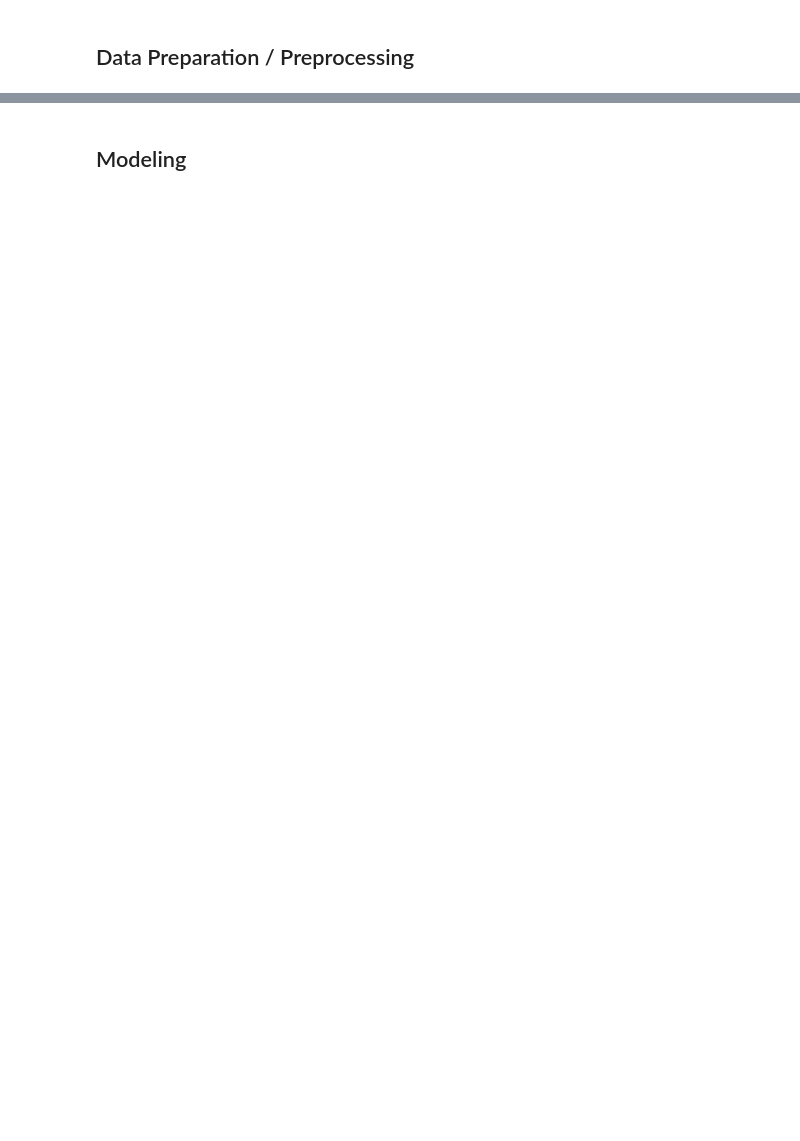
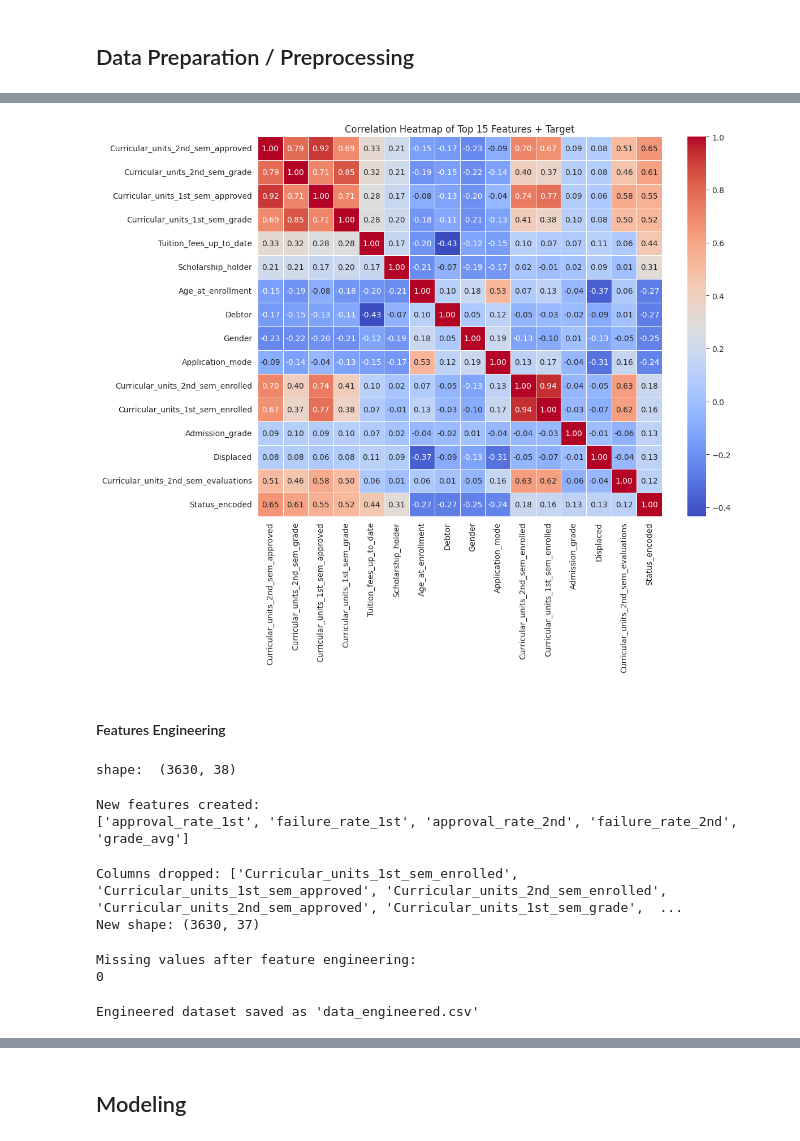
Before and after one commit to lrnArs/dicoding-dt-student-performance, a Jupyter notebook: notebook.ipynb, the cells around one changed output, grey strips where cells are left out. Cells and saved outputs as stored; diff of their text form; code cells hidden in the pictures; blank space fills up the shorter version.

```diff
--- a/notebook.ipynb
+++ b/notebook.ipynb
@@ -310,0 +241,5 @@ Name: proportion, dtype: float64
+# %%
+#Top 10 Corr
+correlations = X.corrwith(y).abs().sort_values(ascending=False)
+print("Top 10 features correlated with student status (absolute):")
+print(correlations.head(15))
@@ -310,0 +264,72 @@ Name: proportion, dtype: float64
+# %%
+#heatmap corr top 15
+top_features = correlations.head(15).index.tolist()
+top_features.append('Status_encoded')
+plt.figure(figsize=(12, 10))
+sns.heatmap(df_model[top_features].corr(), annot=True, cmap='coolwarm', fmt='.2f', linewidths=0.5)
+plt.title('Correlation Heatmap of Top 15 Features + Target')
+plt.tight_layout()
+plt.show()
+# %% [output]
+[figure, added]
+# %% [markdown]
+#### Features Engineering
+# %%
+df_model_eng = df_model.copy()
+print(f"shape: ", df_model_eng.shape)
+# %% [output]
+shape:  (3630, 38)
+# %%
+# Small epsilon to avoid division by zero
+eps = 1e-6
+
+# 1st semester approval rate
+df_model_eng['approval_rate_1st'] = df_model_eng['Curricular_units_1st_sem_approved'] / (df_model_eng['Curricular_units_1st_sem_enrolled'] + eps)
+df_model_eng['failure_rate_1st'] = (df_model_eng['Curricular_units_1st_sem_enrolled'] - df_model_eng['Curricular_units_1st_sem_approved']) / (df_model_eng['Curricular_units_1st_sem_enrolled'] + eps)
+
+# 2nd semester approval rate
+df_model_eng['approval_rate_2nd'] = df_model_eng['Curricular_units_2nd_sem_approved'] / (df_model_eng['Curricular_units_2nd_sem_enrolled'] + eps)
+df_model_eng['failure_rate_2nd'] = (df_model_eng['Curricular_units_2nd_sem_enrolled'] - df_model_eng['Curricular_units_2nd_sem_approved']) / (df_model_eng['Curricular_units_2nd_sem_enrolled'] + eps)
+
+# Average grade across both semesters
+df_model_eng['grade_avg'] = (df_model_eng['Curricular_units_1st_sem_grade'] + df_model_eng['Curricular_units_2nd_sem_grade']) / 2
+
+print("New features created:")
+print(['approval_rate_1st', 'failure_rate_1st', 'approval_rate_2nd', 'failure_rate_2nd', 'grade_avg'])
+# %% [output]
+New features created:
+['approval_rate_1st', 'failure_rate_1st', 'approval_rate_2nd', 'failure_rate_2nd', 'grade_avg']
+# %%
+#Col to drop
+cols_to_drop = [
+    'Curricular_units_1st_sem_enrolled',
+    'Curricular_units_1st_sem_approved',
+    'Curricular_units_2nd_sem_enrolled',
+    'Curricular_units_2nd_sem_approved',
+    'Curricular_units_1st_sem_grade',
+    'Curricular_units_2nd_sem_grade'
+]
+
+# Drop only if they exist
+for col in cols_to_drop:
+    if col in df_model_eng.columns:
+        df_model_eng.drop(columns=[col], inplace=True)
+
+print("Columns dropped:", cols_to_drop)
+print("New shape:", df_model_eng.shape)
+# %% [output]
+Columns dropped: ['Curricular_units_1st_sem_enrolled', 'Curricular_units_1st_sem_approved', 'Curricular_units_2nd_sem_enrolled', 'Curricular_units_2nd_sem_approved', 'Curricular_units_1st_sem_grade',  ...
+New shape: (3630, 37)
+# %%
+#check missing value
+print("Missing values after feature engineering:")
+print(df_model_eng.isnull().sum().sum())
+# %% [output]
+Missing values after feature engineering:
+0
+# %%
+#save engineered model dataset
+df_model_eng.to_csv('data_engineered.csv', index=False)
+print("Engineered dataset saved as 'data_engineered.csv'")
+# %% [output]
+Engineered dataset saved as 'data_engineered.csv'
```
Also changed, not shown: parts of 59 cells of this notebook, 10 other files.
